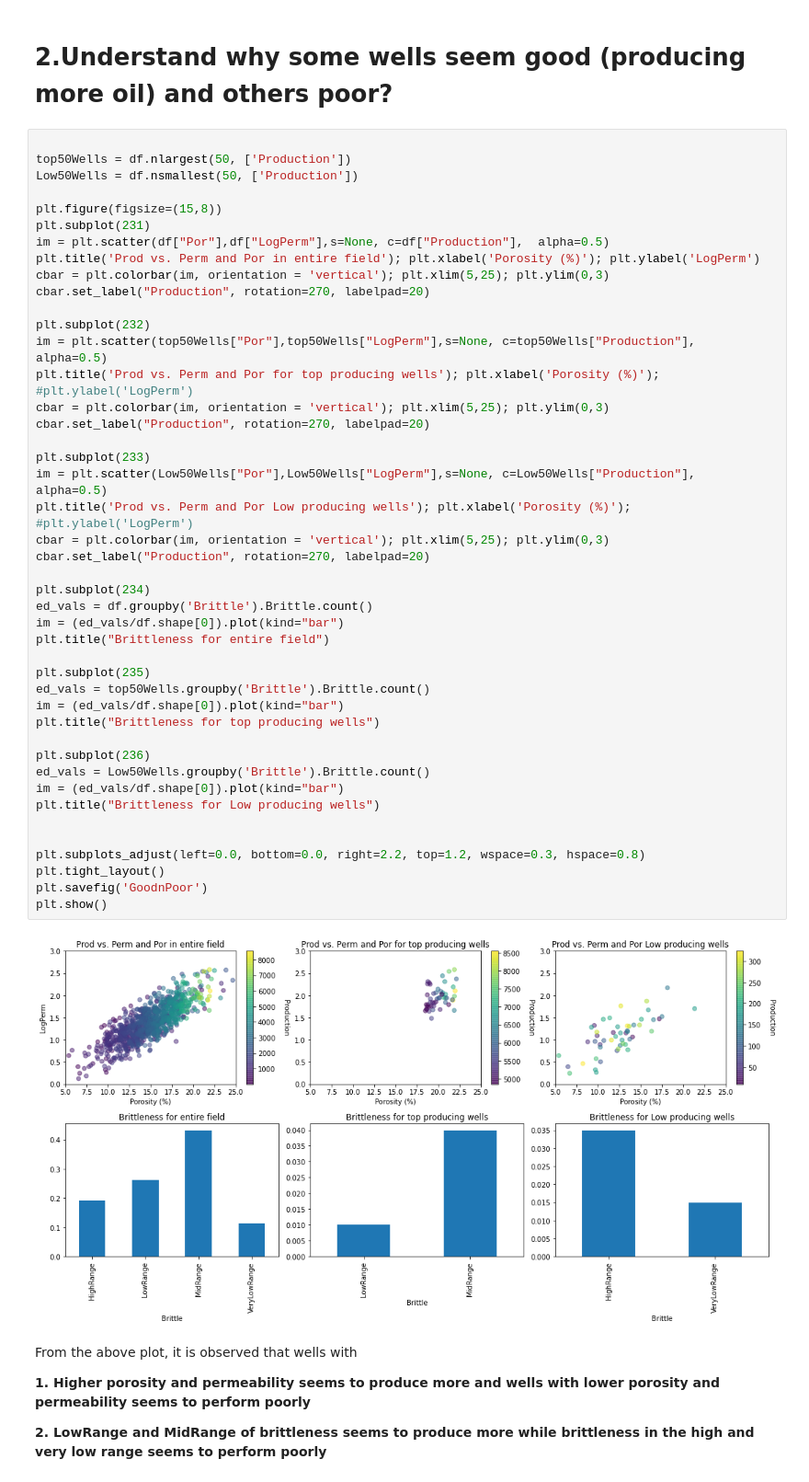
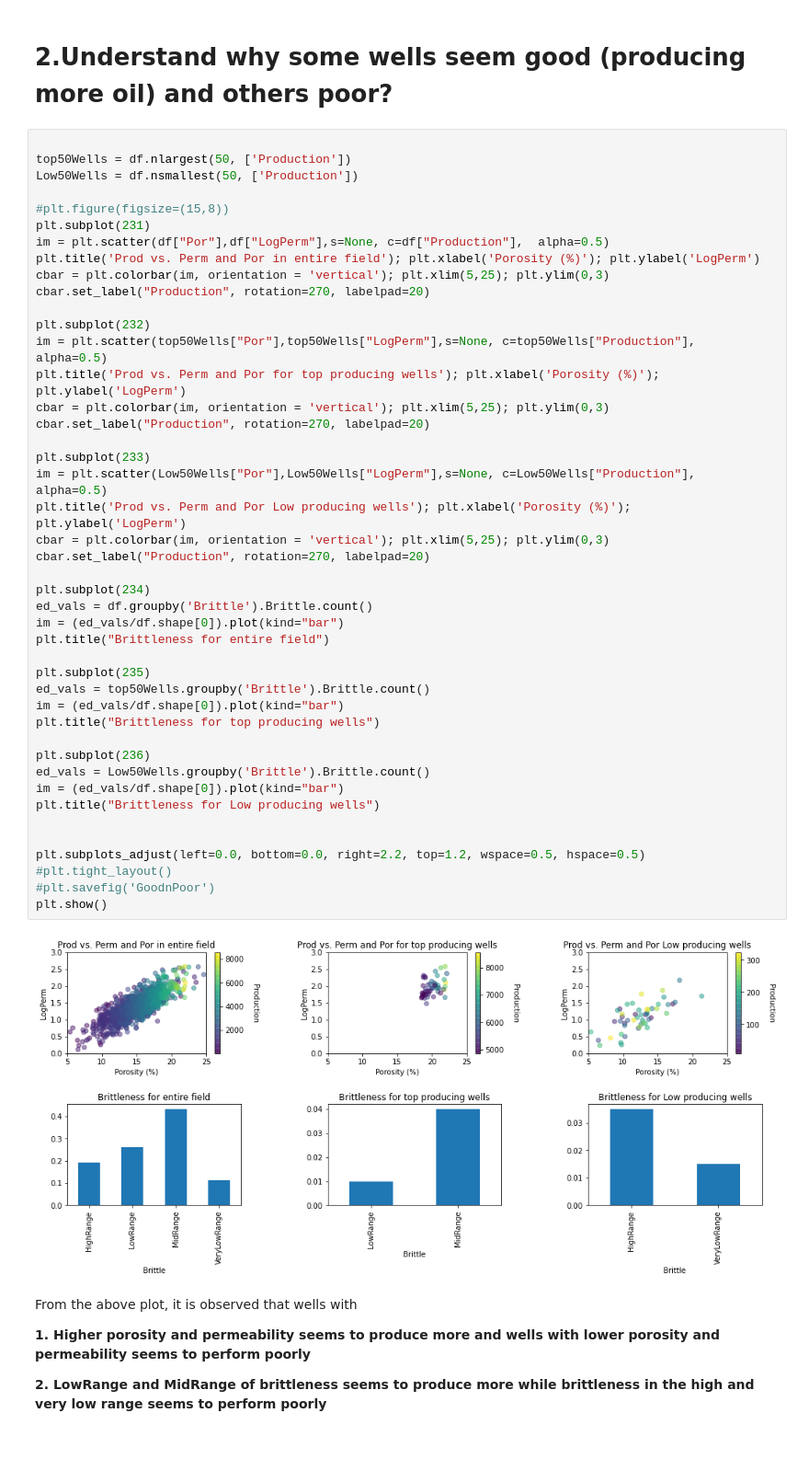
Before and after one commit to HanegaonkarAweZ/ApplicationOfEDAandMLfor_OilGasProduction, a Jupyter notebook: MLforOilProduction.ipynb, the cells around one changed output. Shown: that part at 92% size. Saved outputs shown, nothing was run; the diff lists cells and outputs as text; blank space fills up the shorter version.

```diff
--- a/MLforOilProduction.ipynb
+++ b/MLforOilProduction.ipynb
@@ -448,7 +448,7 @@ By splitting the categorical variable the model got improved and R-Squared chang
 top50Wells = df.nlargest(50, ['Production'])
 Low50Wells = df.nsmallest(50, ['Production'])
 
-plt.figure(figsize=(15,8))
+#plt.figure(figsize=(15,8))
 plt.subplot(231)
 im = plt.scatter(df["Por"],df["LogPerm"],s=None, c=df["Production"],  alpha=0.5)
 plt.title('Prod vs. Perm and Por in entire field'); plt.xlabel('Porosity (%)'); plt.ylabel('LogPerm')
@@ -456,39 +456,39 @@ cbar = plt.colorbar(im, orientation = 'vertical'); plt.xlim(5,25); plt.ylim(0,3)
 cbar.set_label("Production", rotation=270, labelpad=20)
 
 plt.subplot(232)
 im = plt.scatter(top50Wells["Por"],top50Wells["LogPerm"],s=None, c=top50Wells["Production"],  alpha=0.5)
-plt.title('Prod vs. Perm and Por for top producing wells'); plt.xlabel('Porosity (%)'); #plt.ylabel('LogPerm')
+plt.title('Prod vs. Perm and Por for top producing wells'); plt.xlabel('Porosity (%)'); plt.ylabel('LogPerm')
 cbar = plt.colorbar(im, orientation = 'vertical'); plt.xlim(5,25); plt.ylim(0,3)
 cbar.set_label("Production", rotation=270, labelpad=20)
 
 plt.subplot(233)
 im = plt.scatter(Low50Wells["Por"],Low50Wells["LogPerm"],s=None, c=Low50Wells["Production"],  alpha=0.5)
-plt.title('Prod vs. Perm and Por Low producing wells'); plt.xlabel('Porosity (%)'); #plt.ylabel('LogPerm')
+plt.title('Prod vs. Perm and Por Low producing wells'); plt.xlabel('Porosity (%)'); plt.ylabel('LogPerm')
 cbar = plt.colorbar(im, orientation = 'vertical'); plt.xlim(5,25); plt.ylim(0,3)
 cbar.set_label("Production", rotation=270, labelpad=20)
 
 plt.subplot(234)
 ed_vals = df.groupby('Brittle').Brittle.count()
 im = (ed_vals/df.shape[0]).plot(kind="bar")
 plt.title("Brittleness for entire field")
 
 plt.subplot(235)
 ed_vals = top50Wells.groupby('Brittle').Brittle.count()
 im = (ed_vals/df.shape[0]).plot(kind="bar")
 plt.title("Brittleness for top producing wells")
 
 plt.subplot(236)
 ed_vals = Low50Wells.groupby('Brittle').Brittle.count()
 im = (ed_vals/df.shape[0]).plot(kind="bar")
 plt.title("Brittleness for Low producing wells")
 
 
-plt.subplots_adjust(left=0.0, bottom=0.0, right=2.2, top=1.2, wspace=0.3, hspace=0.8)
-plt.tight_layout()
-plt.savefig('GoodnPoor')
+plt.subplots_adjust(left=0.0, bottom=0.0, right=2.2, top=1.2, wspace=0.5, hspace=0.5)
+#plt.tight_layout()
+#plt.savefig('GoodnPoor')
 plt.show()
 # %% [output]
-[figure, old version]
+[figure, new version]
 # %% [markdown]
 From the above plot, it is observed that wells with
 
```
Also changed, not shown: parts of 1 cell of this notebook.
